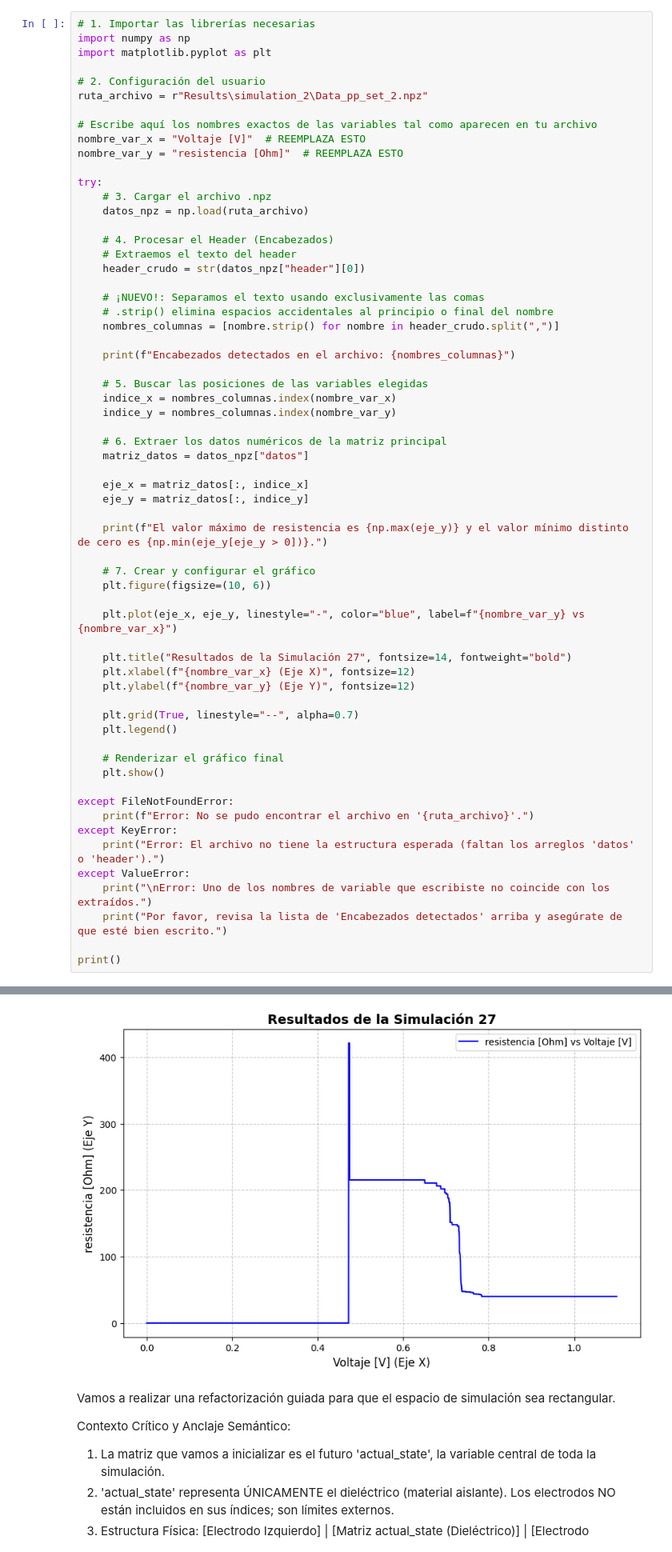
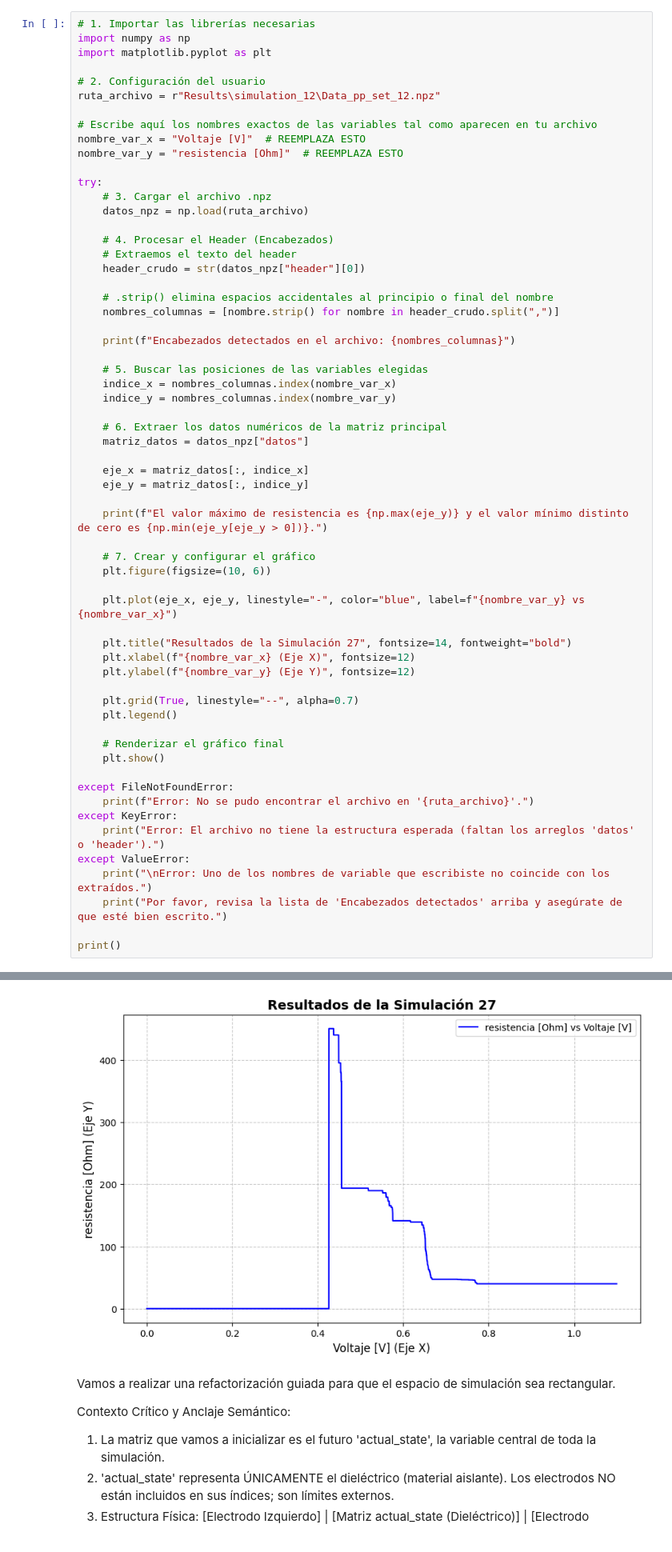
Before and after one commit to LabL4/RRAM_Simulation, a Jupyter notebook: Analisis_resistencia.ipynb, the cells around one changed output, grey strips where cells are left out. Shown at 80% size. Cells and saved outputs as stored; diff of their text form.

```diff
--- a/Analisis_resistencia.ipynb
+++ b/Analisis_resistencia.ipynb
@@ -4,7 +4,7 @@ import numpy as np
 import matplotlib.pyplot as plt
 
 # 2. Configuración del usuario
-ruta_archivo = r"Results\simulation_2\Data_pp_set_2.npz"
+ruta_archivo = r"Results\simulation_12\Data_pp_set_12.npz"
 
 # Escribe aquí los nombres exactos de las variables tal como aparecen en tu archivo
 nombre_var_x = "Voltaje [V]"  # REEMPLAZA ESTO
@@ -18,7 +18,6 @@ try:
     # Extraemos el texto del header
     header_crudo = str(datos_npz["header"][0])
 
-    # ¡NUEVO!: Separamos el texto usando exclusivamente las comas
     # .strip() elimina espacios accidentales al principio o final del nombre
     nombres_columnas = [nombre.strip() for nombre in header_crudo.split(",")]
 
@@ -66,4 +65,4 @@ El valor máximo de resistencia es 421.3043478260868 y el valor mínimo distinto
-[figure, old version]
+[figure, new version]
 # %% [markdown]
 Vamos a realizar una refactorización guiada para que el espacio de simulación sea rectangular.
 
```
Also changed, not shown: parts of 1 cell of this notebook, 10 other files.
